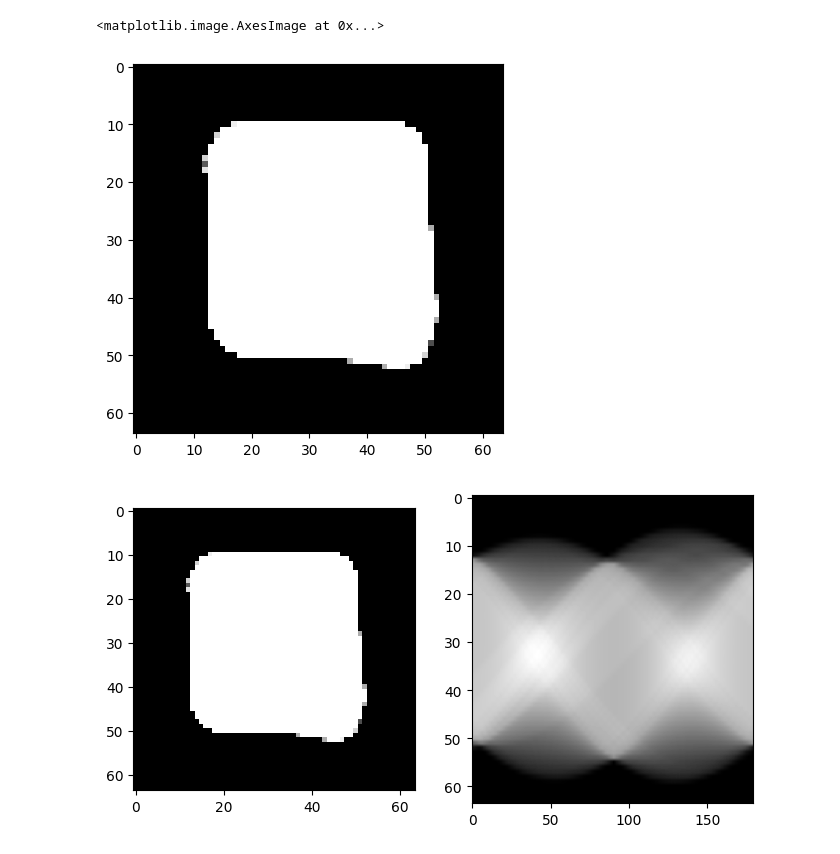
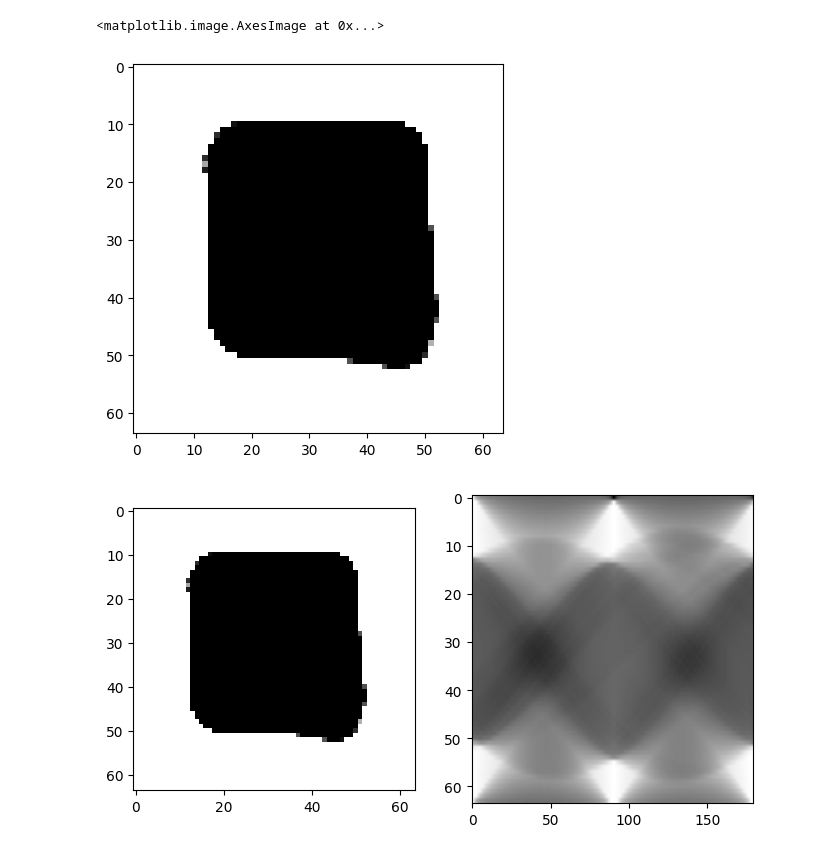
Before and after one commit to ticvac/konfera_string_art, a Jupyter notebook: radon transform/radon.ipynb, the cells around one changed output. Saved outputs shown, nothing was run; the diff lists cells and outputs as text; code cells hidden in the pictures.

```diff
--- a/radon transform/radon.ipynb
+++ b/radon transform/radon.ipynb
@@ -6,16 +6,17 @@ from matplotlib.pyplot import imshow
 from PIL import Image, ImageOps, ImageFilter, ImageEnhance
 # %%
 img = cv2.imread("ctverec.png")
+img = np.full_like(img, 255) - img
 img_gray = cv2.cvtColor(img, cv2.COLOR_BGR2GRAY)
 # enhance
 img_pil = Image.fromarray(img_gray)
 img_pil = img_pil.filter(ImageFilter.EDGE_ENHANCE_MORE)
 img = np.array(img_pil)
 
 imshow(img, cmap="gray")
 # %% [output]
 <matplotlib.image.AxesImage at 0x...>
-[figure, old version]
+[figure, new version]
 # %%
 from skimage.transform import radon
 
@@ -32,6 +33,6 @@ plt.subplot(1, 2, 2)
 plt.imshow(sinogram, cmap="gray", aspect="auto")
 plt.show()
 # %% [output]
-[figure, old version]
+[figure, new version]
 # %%
 def get_pos_angle(sinogram):
```
Also changed, not shown: parts of 4 cells of this notebook, 2 other files.
